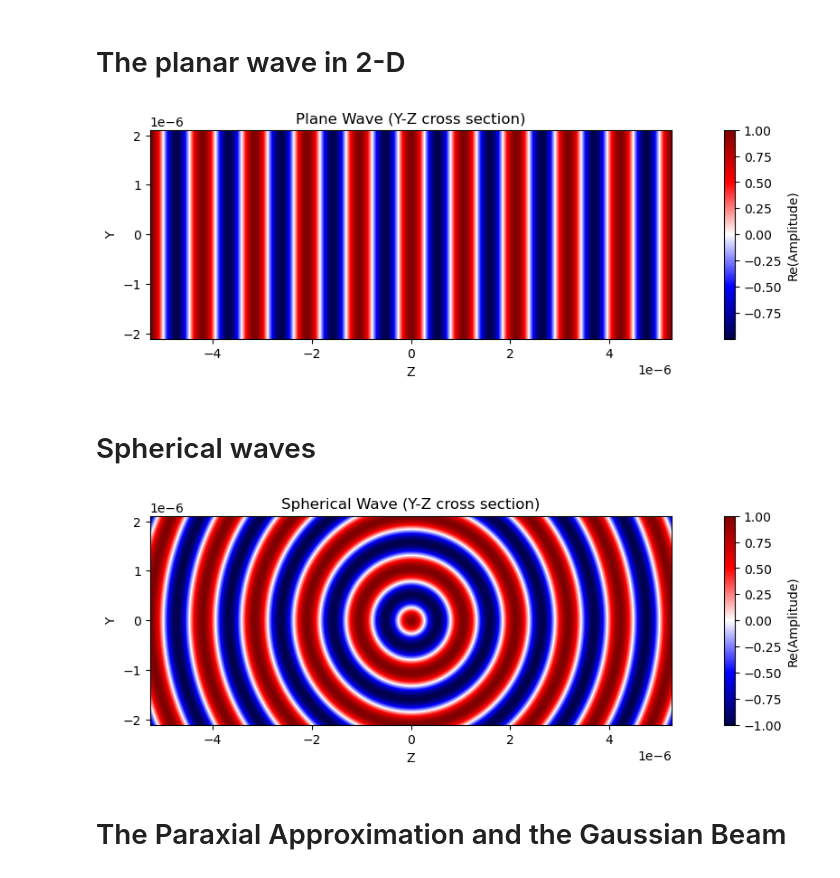
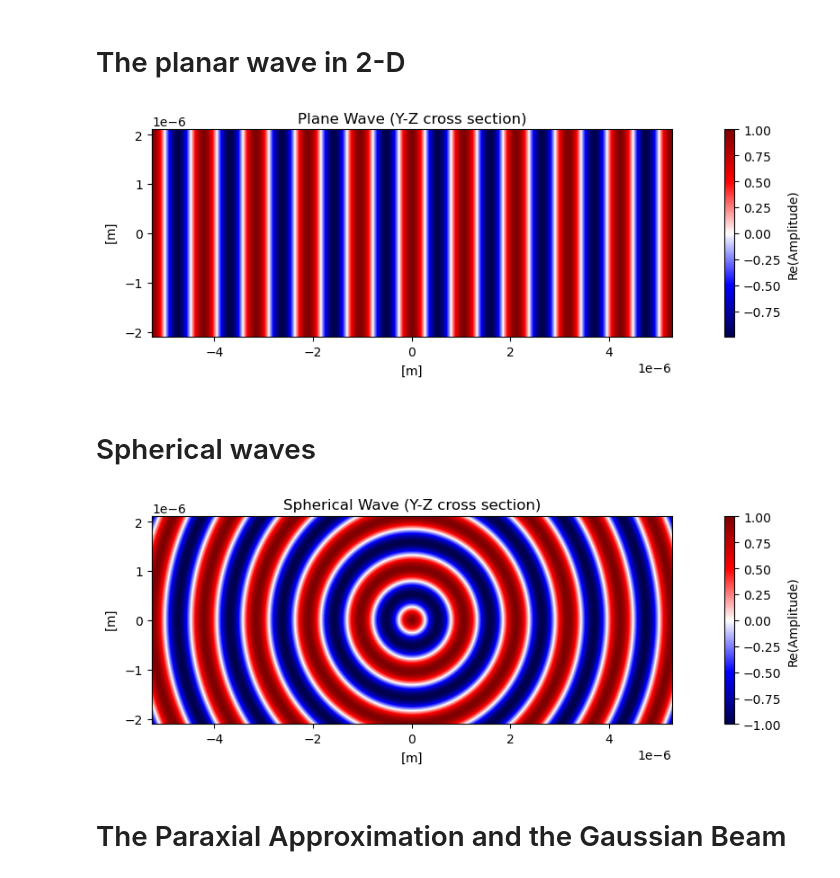
Before and after one commit to dancvan/fop_journalclub, a Jupyter notebook: modules/beam_optics.ipynb, the cells around one changed output. Saved outputs shown, nothing was run; the diff lists cells and outputs as text; code cells hidden in the pictures.

```diff
--- a/modules/beam_optics.ipynb
+++ b/modules/beam_optics.ipynb
@@ -47,21 +51,23 @@ yscale =2.0
 # %%
 plt.figure(figsize=[15,3])
 # Define the grid
 z = np.arange(-zscale*lambd,zscale*lambd,1e-9)
 y = np.arange(-yscale*lambd,yscale*lambd,1e-9)
 Z, Y = np.meshgrid(z,y)
 
 U_ =  A*np.exp(-1j*k*Z)
 
 # Plot the heatmap
 plt.imshow(np.real(U_), extent=(-zscale*lambd, zscale*lambd, -yscale*lambd, yscale*lambd), origin='lower', cmap='seismic')
 plt.colorbar(label='Re(Amplitude)')
 plt.title('Plane Wave (Y-Z cross section)')
 plt.xlabel('Z')
 plt.ylabel('Y')
+plt.ylabel('[$\mathrm{m}$]')
+plt.xlabel('[$\mathrm{m}$]')
 plt.show()
 # %% [output]
-[figure, old version]
+[figure, new version]
 # %% [markdown]
 # Spherical waves
 # %%
@@ -70,16 +76,16 @@ z = np.arange(-zscale*lambd,zscale*lambd,1e-9)
 y = np.arange(-yscale*lambd,yscale*lambd,1e-9)
 Z, Y = np.meshgrid(z,y)
 
-U_ =  A*np.exp(-1j*k*np.sqrt(Z**2 + Y**2))
+U__ =  A*np.exp(-1j*k*np.sqrt(Z**2 + Y**2))
 # Plot the heatmap
-plt.imshow(np.real(U_), extent=(-zscale*lambd, zscale*lambd, -yscale*lambd, yscale*lambd), origin='lower', cmap='seismic')
+plt.imshow(np.real(U__), extent=(-zscale*lambd, zscale*lambd, -yscale*lambd, yscale*lambd), origin='lower', cmap='seismic')
 plt.colorbar(label='Re(Amplitude)')
 plt.title('Spherical Wave (Y-Z cross section)')
-plt.xlabel('Z')
-plt.ylabel('Y')
+plt.xlabel('[$\mathrm{m}$]')
+plt.ylabel('[$\mathrm{m}$]')
 plt.show()
 # %% [output]
-[figure, old version]
+[figure, new version]
 # %% [markdown]
 # The Paraxial Approximation and the Gaussian Beam
 # %% [markdown]
```
Also changed, not shown: parts of 5 cells of this notebook, 1 other file.
